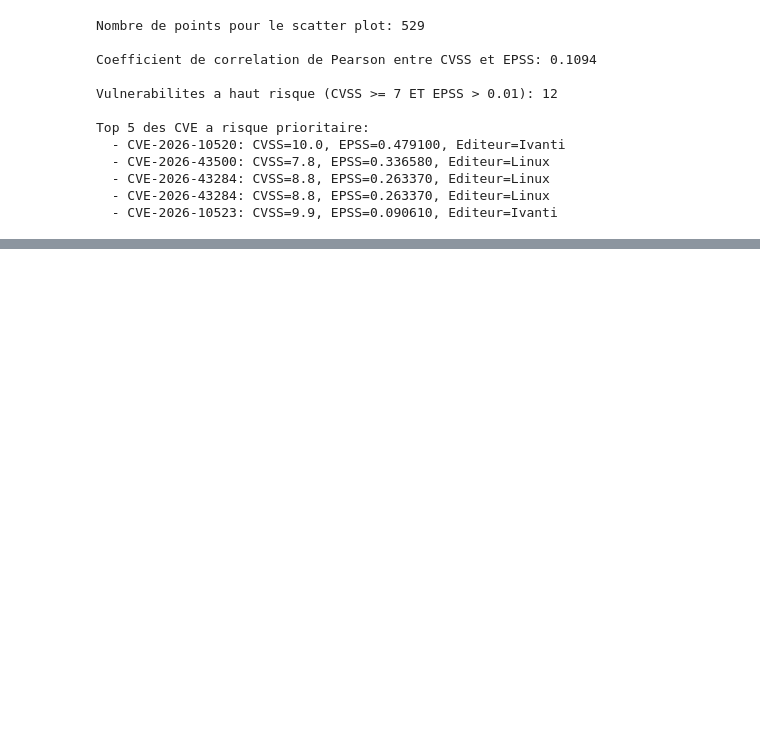
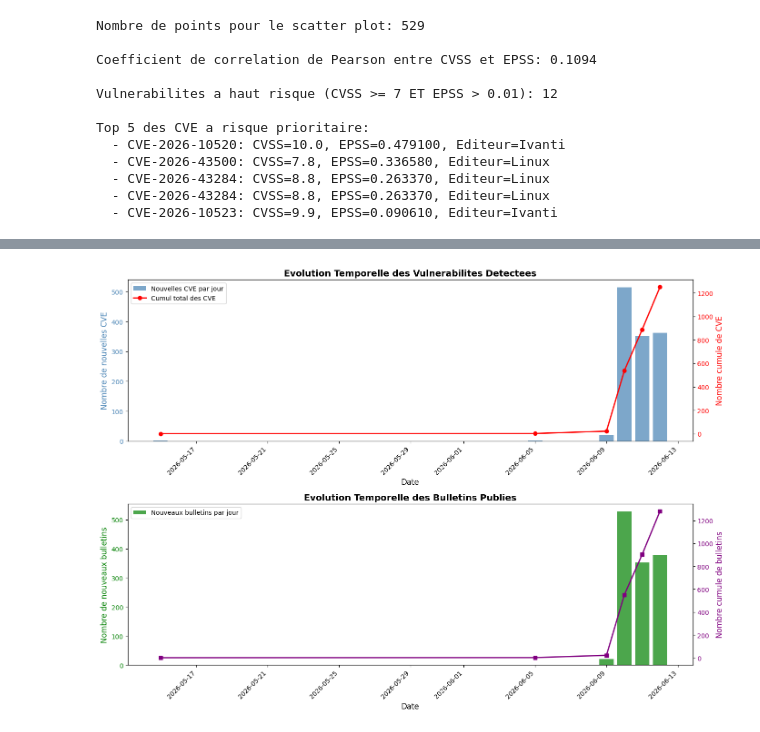
Before and after one commit to imtoatb/Analyse-des-Avis-et-Alertes-ANSSI-avec-Enrichissement-des-CVE, a Jupyter notebook: analyse_anssi.ipynb, the cells around one changed output, grey strips where cells are left out. Drawn from its saved outputs; the diff is of its cells as text; code cells hidden in the pictures; blank space fills up the shorter version.

Commit message:
Etape 5 Evolution temporelle cumulative des vulnerabilites

```diff
--- a/analyse_anssi.ipynb
+++ b/analyse_anssi.ipynb
@@ -826,3 +826,83 @@ Top 5 des CVE a risque prioritaire:
   - CVE-2026-43284: CVSS=8.8, EPSS=0.263370, Editeur=Linux
   - CVE-2026-43284: CVSS=8.8, EPSS=0.263370, Editeur=Linux
   - CVE-2026-10523: CVSS=9.9, EPSS=0.090610, Editeur=Ivanti
+# %%
+#Evolution temporelle cumulative des vulnerabilites
+
+import matplotlib.pyplot as plt
+import pandas as pd
+
+# Vérifier que la colonne Date est bien en datetime
+if not pd.api.types.is_datetime64_any_dtype(df['Date']):
+    print("⚠️ Conversion de la colonne Date en datetime...")
+    df['Date'] = pd.to_datetime(df['Date'], format='%a, %d %b %Y %H:%M:%S %z', errors='coerce')
+daily_cves = df.groupby(df['Date'].dt.date)['CVE'].nunique().reset_index()
+daily_cves.columns = ['Date', 'New_Unique_CVEs']
+daily_cves['Cumulative_CVEs'] = daily_cves['New_Unique_CVEs'].cumsum()
+
+# Compter egalement les bulletins par jour
+daily_bulletins = df.groupby(df['Date'].dt.date).size().reset_index()
+daily_bulletins.columns = ['Date', 'New_Bulletins']
+daily_bulletins['Cumulative_Bulletins'] = daily_bulletins['New_Bulletins'].cumsum()
+
+# Creer la figure avec deux sous-graphiques
+fig, axes = plt.subplots(2, 1, figsize=(14, 10))
+
+# Graphique 1: Nouvelles CVE par jour (barres) et cumul (ligne)
+ax1 = axes[0]
+bars = ax1.bar(daily_cves['Date'], daily_cves['New_Unique_CVEs'],
+               alpha=0.7, label='Nouvelles CVE par jour', color='steelblue')
+
+ax1.set_xlabel('Date', fontsize=12)
+ax1.set_ylabel('Nombre de nouvelles CVE', fontsize=12, color='steelblue')
+ax1.tick_params(axis='y', labelcolor='steelblue')
+ax1.set_title('Evolution Temporelle des Vulnerabilites Detectees', fontsize=14, fontweight='bold')
+
+ax1_twin = ax1.twinx()
+ax1_twin.plot(daily_cves['Date'], daily_cves['Cumulative_CVEs'],
+              color='red', marker='o', linewidth=2, label='Cumul total des CVE')
+ax1_twin.set_ylabel('Nombre cumule de CVE', fontsize=12, color='red')
+ax1_twin.tick_params(axis='y', labelcolor='red')
+
+# Ajouter une legende combinee
+lines1, labels1 = ax1.get_legend_handles_labels()
+lines2, labels2 = ax1_twin.get_legend_handles_labels()
+ax1.legend(lines1 + lines2, labels1 + labels2, loc='upper left')
+
+# Graphique 2: Nouveaux bulletins par jour (barres) et cumul (ligne)
+ax2 = axes[1]
+ax2.bar(daily_bulletins['Date'], daily_bulletins['New_Bulletins'],
+        alpha=0.7, label='Nouveaux bulletins par jour', color='green')
+
+ax2.set_xlabel('Date', fontsize=12)
+ax2.set_ylabel('Nombre de nouveaux bulletins', fontsize=12, color='green')
+ax2.tick_params(axis='y', labelcolor='green')
+ax2.set_title('Evolution Temporelle des Bulletins Publies', fontsize=14, fontweight='bold')
+
+ax2_twin = ax2.twinx()
+ax2_twin.plot(daily_bulletins['Date'], daily_bulletins['Cumulative_Bulletins'],
+              color='purple', marker='s', linewidth=2, label='Cumul total des bulletins')
+ax2_twin.set_ylabel('Nombre cumule de bulletins', fontsize=12, color='purple')
+ax2_twin.tick_params(axis='y', labelcolor='purple')
+
+ax2.legend(loc='upper left')
+
+# Rotation des dates
+for ax in axes:
+    for label in ax.get_xticklabels():
+        label.set_rotation(45)
+        label.set_ha('right')
+
+plt.tight_layout()
+plt.show()
+
+
+
+
+print(f"Periode d'analyse: du {daily_cves['Date'].min()} au {daily_cves['Date'].max()}")
+print(f"Nombre total de jours: {len(daily_cves)}")
+print(f"Total CVE uniques sur la periode: {daily_cves['Cumulative_CVEs'].iloc[-1]}")
+print(f"Total bulletins sur la periode: {daily_bulletins['Cumulative_Bulletins'].iloc[-1]}")
+print(f"Moyenne de CVE par jour: {daily_cves['New_Unique_CVEs'].mean():.1f}")
+print(f"Jour avec le plus de nouvelles CVE: {daily_cves.loc[daily_cves['New_Unique_CVEs'].idxmax(), 'Date']} ({daily_cves['New_Unique_CVEs'].max()} CVE)")
+# %% [output]
@@ -828,0 +910 @@ Top 5 des CVE a risque prioritaire:
+[figure, added]
```
Also changed, not shown: parts of 2 cells of this notebook.
